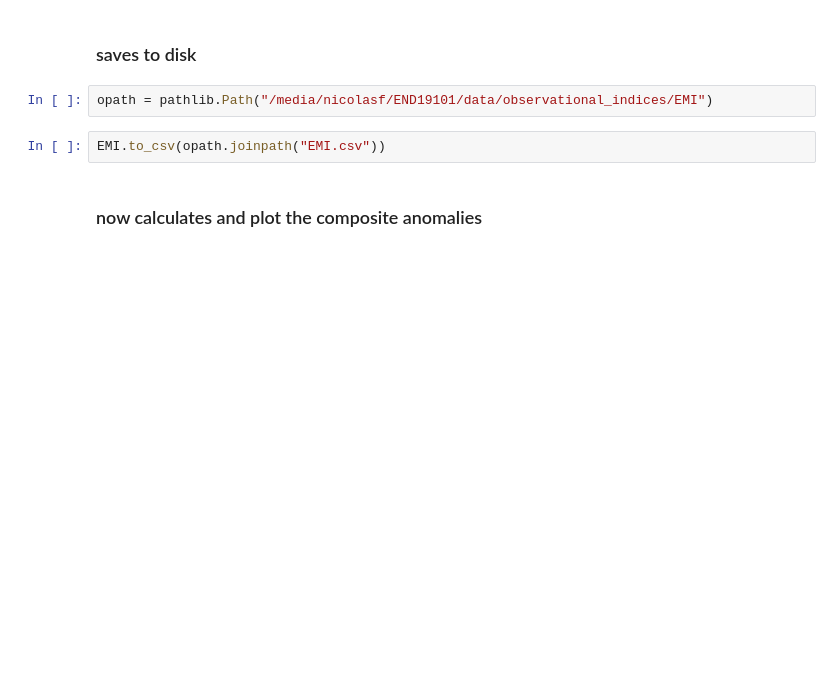
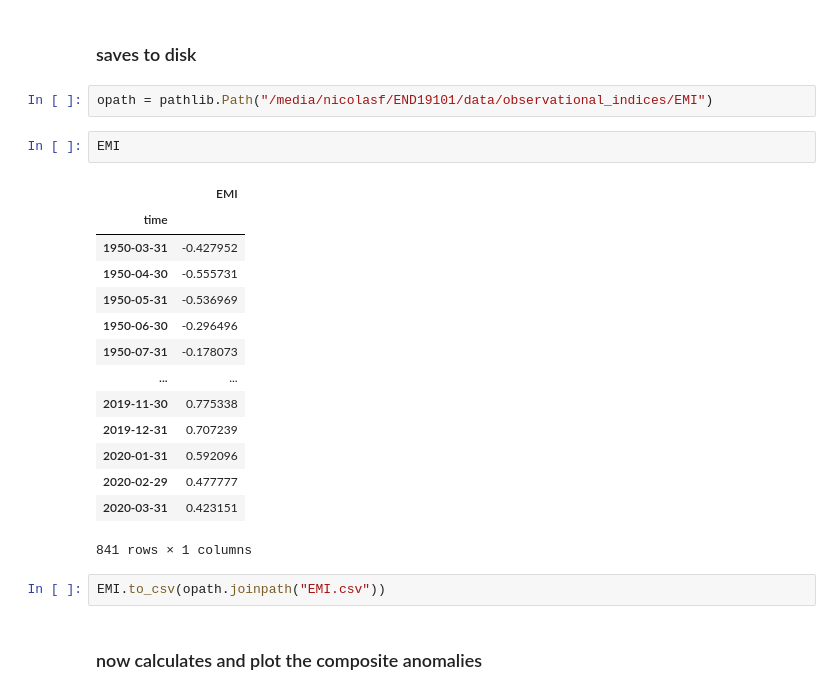
Before and after one commit to nicolasfauchereau/ML4seas, a Jupyter notebook: observational_indices/notebooks/EMI.ipynb, the cells around one changed output. Cells and saved outputs as stored; diff of their text form; blank space fills up the shorter version.

```diff
--- a/observational_indices/notebooks/EMI.ipynb
+++ b/observational_indices/notebooks/EMI.ipynb
@@ -279,6 +279,23 @@ EMI = EMI.loc[:,['EMI']]
 ### saves to disk
 # %%
 opath = pathlib.Path("/media/nicolasf/END19101/data/observational_indices/EMI")
+# %%
+EMI
+# %% [output]
+|  | EMI |
+| time |  |
+| 1950-03-31 | -0.427952 |
+| 1950-04-30 | -0.555731 |
+| 1950-05-31 | -0.536969 |
+| 1950-06-30 | -0.296496 |
+| 1950-07-31 | -0.178073 |
+| ... | ... |
+| 2019-11-30 | 0.775338 |
+| 2019-12-31 | 0.707239 |
+| 2020-01-31 | 0.592096 |
+| 2020-02-29 | 0.477777 |
+| 2020-03-31 | 0.423151 |
+841 rows × 1 columns
 # %%
 EMI.to_csv(opath.joinpath("EMI.csv"))
 # %% [markdown]
```
Also changed, not shown: 8 other files.
